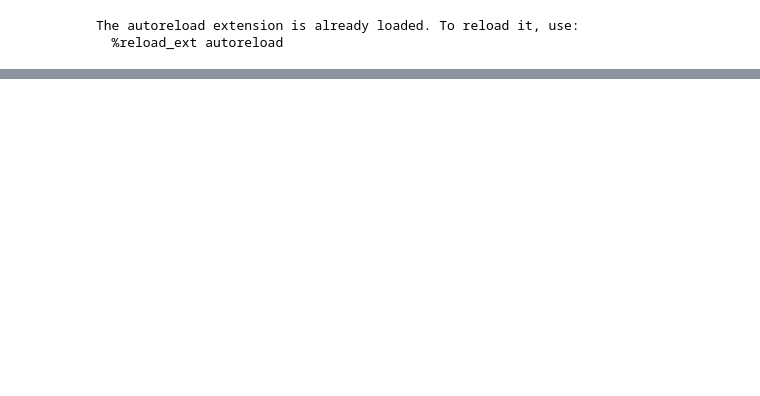
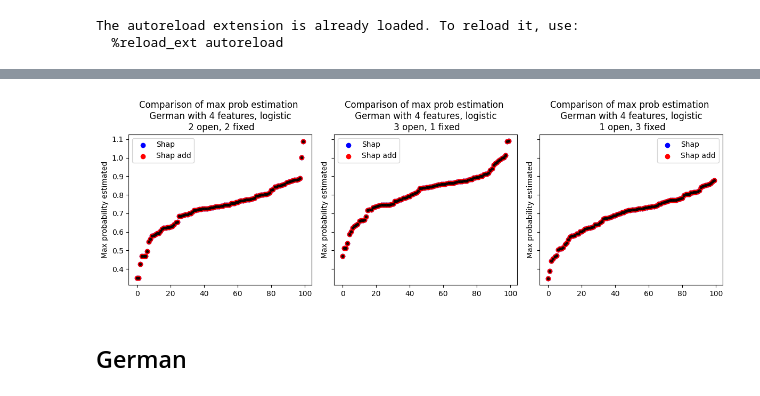
Before and after one commit to hiaac-finance/cfmining, a Jupyter notebook: notebooks/experiment_prob_max.ipynb, the cells around one changed output, grey strips where cells are left out. Saved outputs shown, nothing was run; the diff lists cells and outputs as text; code cells hidden in the pictures; blank space fills up the shorter version.

```diff
--- a/notebooks/experiment_prob_max.ipynb
+++ b/notebooks/experiment_prob_max.ipynb
@@ -97,3 +135,35 @@ for i in range(100):
+# %%
+model = LogisticRegression(max_iter = 1000, C = 100).fit(X_train, Y_train)
+model.score(X_train, Y_train)
+model_shap = GeneralClassifier_Shap(model, outlier_detection, X_train, tree = False, threshold = 0)
+# %%
+fig = plt.figure(figsize = (12, 4))
+axes = []
+ax = plt.subplot(1, 3, 1)
+axes.append(ax)
+
+estimated_max = test_prob_max_estimation(X_train, model_shap, 2, 2)
+plot_prob_max_estimation(estimated_max, "Comparison of max prob estimation \n German with 4 features, logistic \n 2 open, 2 fixed")
+
+ax = plt.subplot(1,3, 2)
+axes.append(ax)
+
+estimated_max = test_prob_max_estimation(X_train, model_shap, 3, 1)
+plot_prob_max_estimation(estimated_max, "Comparison of max prob estimation \n German with 4 features, logistic \n 3 open, 1 fixed")
+
+ax = plt.subplot(1, 3, 3)
+axes.append(ax)
+
+estimated_max = test_prob_max_estimation(X_train, model_shap, 1, 3)
+plot_prob_max_estimation(estimated_max, "Comparison of max prob estimation \n German with 4 features, logistic \n 1 open, 3 fixed")
+
+share_axes(axes)
+plt.tight_layout()
+plt.show()
+# %% [output]
+[figure, added]
+# %% [markdown]
+## German
 # %%
 X_train, Y_train, model, outlier_detection, individuals = get_data_model("german")
 # %%
```
Also changed, not shown: parts of 17 cells of this notebook, 2 other files.
